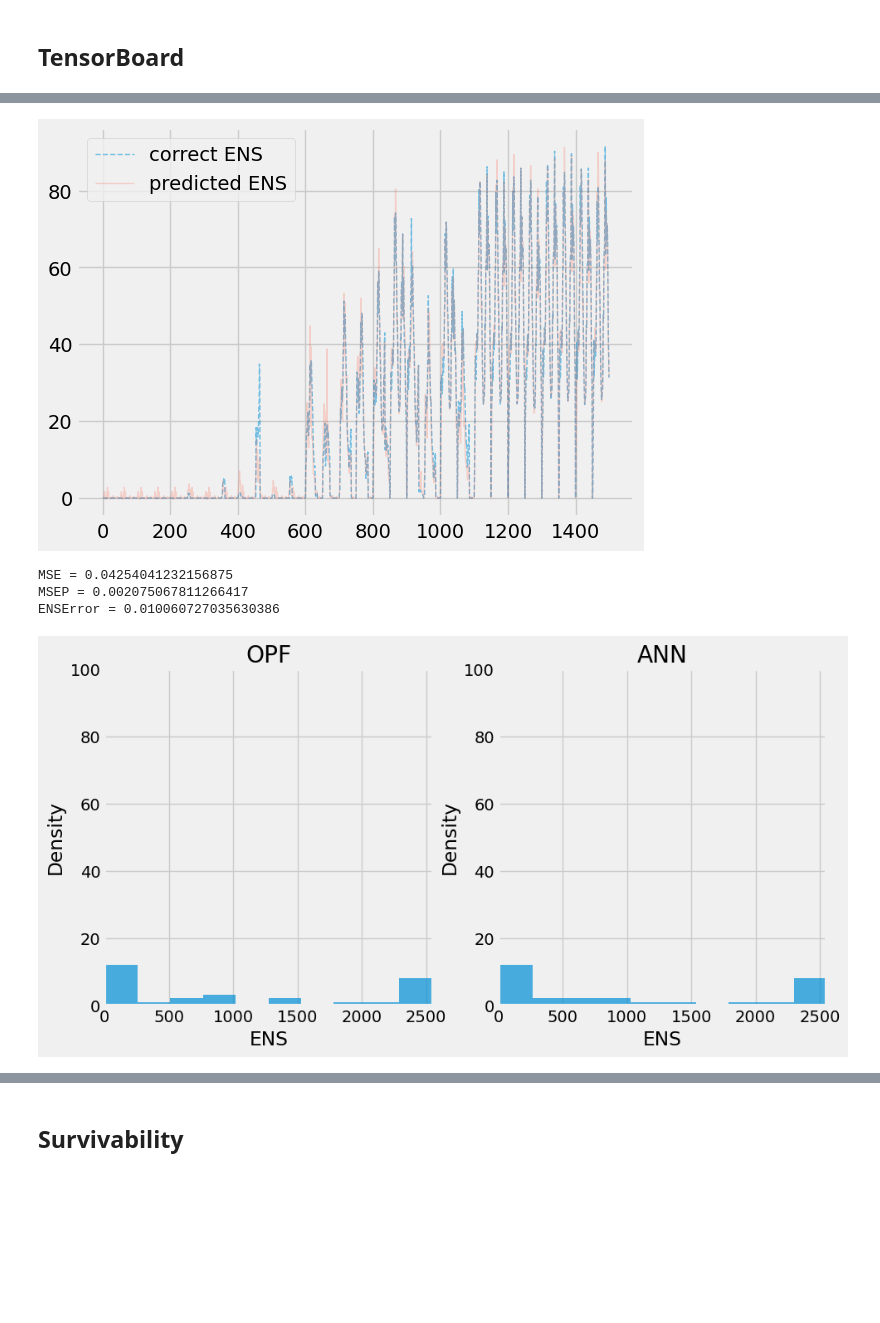
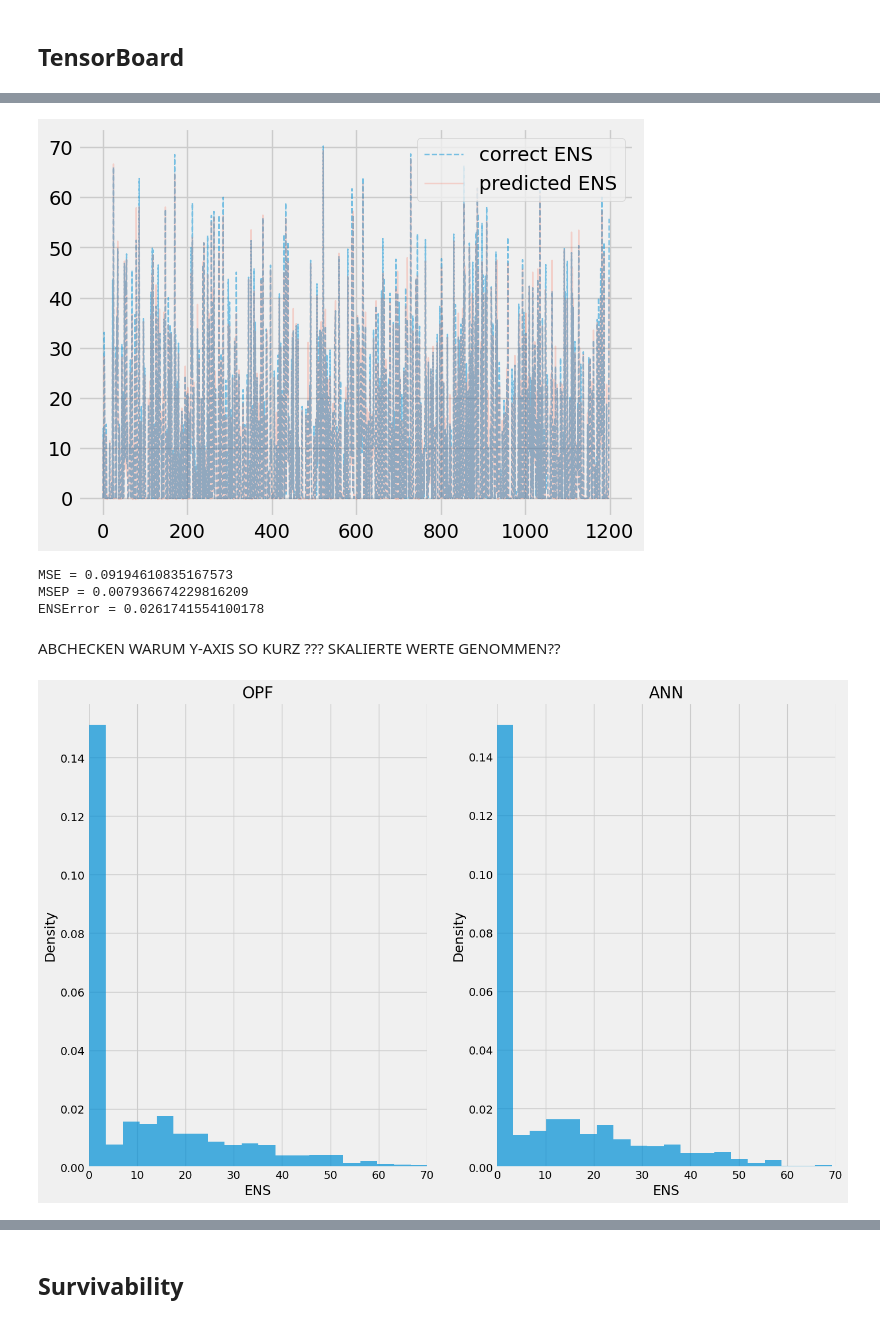
Before and after one commit to reXplan-project/reXplan-repo, a Jupyter notebook: jupyter_notebooks/ml_script_WOP.ipynb, the cells around one changed output, grey strips where cells are left out. Saved outputs shown, nothing was run; the diff lists cells and outputs as text; code cells hidden in the pictures; blank space fills up the shorter version.

```diff
--- a/jupyter_notebooks/ml_script_WOP.ipynb
+++ b/jupyter_notebooks/ml_script_WOP.ipynb
@@ -443,10 +397,8 @@ Sequential(
 )
 # %% [markdown]
 ## Model Training
-# %%
-neunet.train(n_epochs = 500)
 # %%
-#%matplotlib inline
+neunet.train(n_epochs = 180)
 plt.style.use('fivethirtyeight')
 fig = neunet.plot_losses()
 # %% [output]
@@ -487,9 +439,11 @@ ENSError = 0.031203454448852388
 # %%
-new_inputs = np.concatenate((X[:,1:].T[:number_of_lines].T, scaler_x.transform(X[:,1:].T[number_of_lines:].T)), axis=1).astype(float)
+# TODO WHAT IS HAPPENING HERE?
+#f, (ax) = plt.subplots(1,1, figsize=(5, 3))
+new_inputs = np.concatenate((X_VAL_UNSCALED.T[:number_of_lines].T, scaler_x.transform(X_VAL_UNSCALED.T[number_of_lines:].T)), axis=1).astype(float)
 
 model.eval()
 pred = neunet.predict(new_inputs)
-orig = scaler_y.transform(Y)
+orig = Y_VAL
 plt.plot(scaler_y.inverse_transform(orig), alpha=.5, linestyle="--", label="correct ENS", lw=1)
 plt.plot(scaler_y.inverse_transform(pred), alpha=.2, linestyle="-", label="predicted ENS", lw=1)
 plt.legend()
@@ -498,33 +452,47 @@ print(f"MSE = {np.mean(scaler_y.inverse_transform(orig)- scaler_y.inverse_transf
 print(f"MSEP = {(np.mean(scaler_y.inverse_transform(orig)- scaler_y.inverse_transform(pred))**2)/np.mean(scaler_y.inverse_transform(orig))}")
 print(f"ENSError = {abs((scaler_y.inverse_transform(pred).mean() - scaler_y.inverse_transform(orig).mean()))/scaler_y.inverse_transform(orig).mean()}")
 # %% [output]
-[figure, old version]
+[figure, new version]
-MSE = 0.04254041232156875
-MSEP = 0.002075067811266417
-ENSError = 0.010060727035630386
+MSE = 0.09194610835167573
+MSEP = 0.007936674229816209
+ENSError = 0.0261741554100178
+# %% [markdown]
+ABCHECKEN WARUM Y-AXIS SO KURZ ??? SKALIERTE WERTE GENOMMEN??
 # %%
+# COMPARISON SCRIPT, KEEP!
+from scipy.stats import bootstrap
+B_ENS = 1000
+# ENSp = np.full((int(len(Y_VAL_UNSCALED)), 1), np.nan)
+# ENSo = np.full((int(len(Y_VAL_UNSCALED)), 1), np.nan)
+###
+##
+#
+# for i, k in enumerate(range(0, len(Y_VAL_UNSCALED), 1), start=0):
+#     ENSp[i] = scaler_y.inverse_transform(pred[k:(k+1)])#.sum()
+#     ENSo[i] = scaler_y.inverse_transform(orig[k:(k+1)])#.sum()
 
-ENSp = np.full((int(len(Y)/50), 1), np.nan)
-ENSo = np.full((int(len(Y)/50), 1), np.nan)
-for i, k in enumerate(range(0, len(X), 50), start=0):
-    #print(k)
-    ENSp[i] = scaler_y.inverse_transform(pred[k:(k+50)]).sum()
-    ENSo[i] = scaler_y.inverse_transform(orig[k:(k+50)]).sum()
+ENSp = scaler_y.inverse_transform(pred)
+ENSo = scaler_y.inverse_transform(orig)
+#
+##
+###
+res_ens_p = bootstrap((ENSp,), np.mean, n_resamples = B_ENS, axis = 0)
+res_ens_o = bootstrap((ENSo,), np.mean, n_resamples = B_ENS, axis = 0)
 
-f, (ax1, ax2) = plt.subplots(1,2, figsize=(10, 5))
+f, (ax1, ax2) = plt.subplots(1,2, figsize=(15, 10))
 ax1.set_xlim(min(np.concatenate([ENSo, ENSp])), max(np.concatenate([ENSo, ENSp])))
-ax1.set_ylim(0, 100)
-ax2.set_ylim(0, 100)
+# ax1.set_ylim(0, 100)
+# ax2.set_ylim(0, 100)
 ax2.set_xlim(min(np.concatenate([ENSo, ENSp])), max(np.concatenate([ENSo, ENSp])))
 #ax1.set_ylim([ymin, ymax])
-ax1.hist(ENSo, alpha = 0.7)
+ax1.hist(ENSo, alpha = 0.7, bins = 20, density=True)
 ax1.set_xlabel("ENS")
 ax1.set_ylabel("Density")
 ax1.set_title("OPF")
-ax2.hist(ENSp, alpha = 0.7)
+ax2.hist(ENSp, alpha = 0.7, bins = 20, density=True)
 ax2.set_xlabel("ENS")
 ax2.set_ylabel("Density")
 ax2.set_title("ANN")
 plt.show()
 # %% [output]
-[figure, old version]
+[figure, new version]
```
Also changed, not shown: parts of 21 cells of this notebook, 5 other files.
